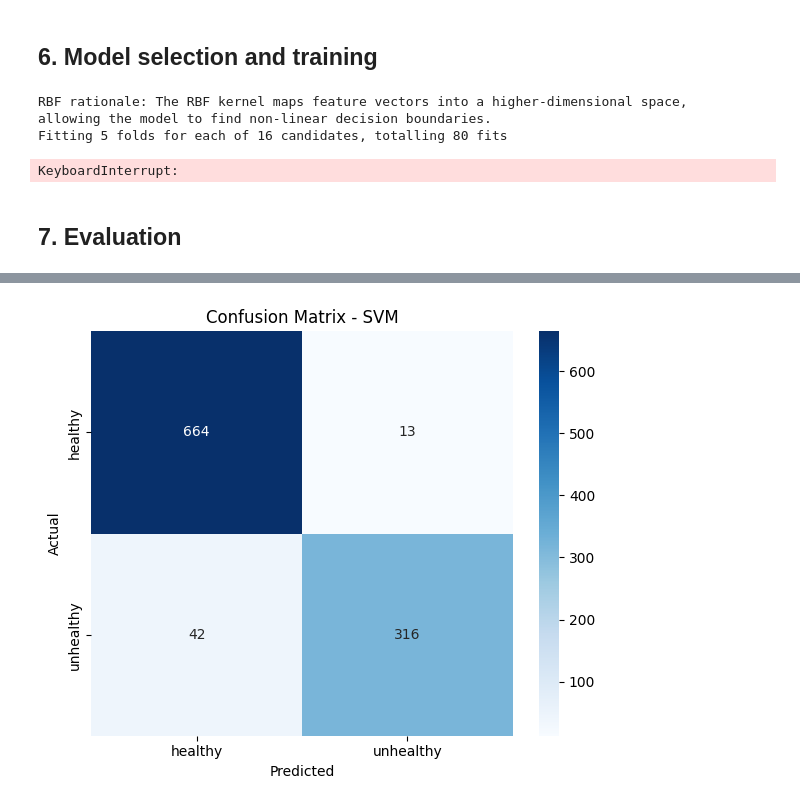
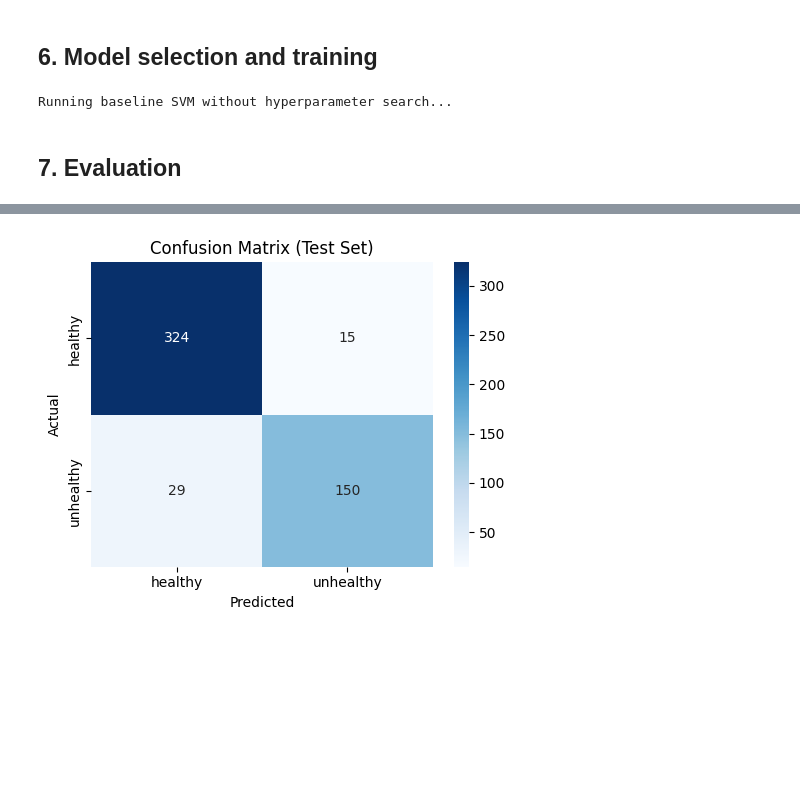
Before and after one commit to MarioP03/beeproject-cnn, a Jupyter notebook: models/svm.ipynb, the cells around one changed output, grey strips where cells are left out. Cells and saved outputs as stored; diff of their text form; code cells hidden in the pictures; blank space fills up the shorter version.

Commit message:
SVM Done, total done, next up cnn_svm hybrid

```diff
--- a/models/svm.ipynb
+++ b/models/svm.ipynb
@@ -237,10 +237,6 @@ from sklearn.pipeline import Pipeline
 
 # Toggle hyperparameter search
 use_grid_search = False  # Set to True to run GridSearchCV
-
-# RBF kernel can model non-linear class boundaries.
-print("RBF rationale: The RBF kernel maps feature vectors into a higher-dimensional space,")
-print("allowing the model to find non-linear decision boundaries.")
 
 # Use raw extracted features; scaling is handled inside each pipeline.
 X_train = x_train_features
@@ -251,7 +247,7 @@ baseline_svm = Pipeline([
     ("scaler", StandardScaler()),
     ("clf", SVC(
         kernel="rbf",
-        C=1.0,
+        C=10,
         gamma="scale",
         class_weight="balanced",
         random_state=42,
@@ -261,14 +257,14 @@ baseline_svm = Pipeline([
 if use_grid_search:
     print("Running GridSearchCV for SVM hyperparameters...")
     param_grid = {
-        "clf__C": [0.1, 1, 10, 100],
-        "clf__gamma": ["scale", 0.001, 0.01, 0.1],
+        "clf__C": [0.1, 1, 10],
+        "clf__gamma": ["scale", 0.001, 0.01],
     }
 
     search = GridSearchCV(
         baseline_svm,
         param_grid=param_grid,
-        cv=5,
+        cv=3,
         scoring="f1_macro",
         n_jobs=-1,
         verbose=2,
@@ -283,37 +279,58 @@ if use_grid_search:
 else:
     print("Running baseline SVM without hyperparameter search...")
     best_svm = baseline_svm.fit(X_train, y_train_labels)
+
+# The result of Hyperparameter tuning
+# Best params: {'clf__C': 10, 'clf__gamma': 'scale'}
+# Best CV f1_macro: 0.8800
 # %% [output]
-RBF rationale: The RBF kernel maps feature vectors into a higher-dimensional space,
-allowing the model to find non-linear decision boundaries.
-Fitting 5 folds for each of 16 candidates, totalling 80 fits
+Running baseline SVM without hyperparameter search...
-KeyboardInterrupt:
 # %% [markdown]
 ## 7. Evaluation
 # %%
-# Predict on the test split using the best model found by GridSearchCV
+from sklearn.metrics import precision_score, recall_score, f1_score
+
+# Quick validation check before final test evaluation
+X_val = x_val_features
+y_val_labels = y_val.astype(str)
+y_val_pred = best_svm.predict(X_val)
+
+print("Validation classification report:")
+print(classification_report(y_val_labels, y_val_pred))
+
+# Final test set evaluation
 X_test = x_test_features
 y_test_labels = y_test.astype(str)
 y_pred = best_svm.predict(X_test)
 
-# Metrics
+# Core metrics on the held-out test set
 acc = accuracy_score(y_test_labels, y_pred)
-print(f"Accuracy: {acc:.4f}")
-print("\nClassification Report:")
-print(classification_report(y_test_labels, y_pred, target_names=label_encoder.classes_))
+prec = precision_score(y_test_labels, y_pred, pos_label="unhealthy")
+rec = recall_score(y_test_labels, y_pred, pos_label="unhealthy")
+f1 = f1_score(y_test_labels, y_pred, pos_label="unhealthy")
 
-# Confusion matrix
-cm = confusion_matrix(y_test_labels, y_pred, labels=label_encoder.classes_)
-plt.figure(figsize=(6, 5))
+print("\nTest set classification report:")
+print(classification_report(y_test_labels, y_pred))
+
+print("Summary metrics (positive class = unhealthy):")
+print(f"Accuracy:  {acc:.4f}")
+print(f"Precision: {prec:.4f}")
+print(f"Recall:    {rec:.4f}")
+print(f"F1-score:  {f1:.4f}")
+
+# Confusion matrix visualization
+cm = confusion_matrix(y_test_labels, y_pred, labels=["healthy", "unhealthy"])
+
+plt.figure(figsize=(5, 4))
 sns.heatmap(
     cm,
     annot=True,
     fmt="d",
     cmap="Blues",
-    xticklabels=label_encoder.classes_,
-    yticklabels=label_encoder.classes_
+    xticklabels=["healthy", "unhealthy"],
+    yticklabels=["healthy", "unhealthy"],
  )
-plt.title("Confusion Matrix - SVM (RBF)")
+plt.title("Confusion Matrix (Test Set)")
 plt.xlabel("Predicted")
 plt.ylabel("Actual")
 plt.tight_layout()
@@ -333 +356 @@ weighted avg       0.95      0.95      0.95      1035
-[figure, old version]
+[figure, new version]
```
Also changed, not shown: parts of 1 cell of this notebook, 1 other file.
